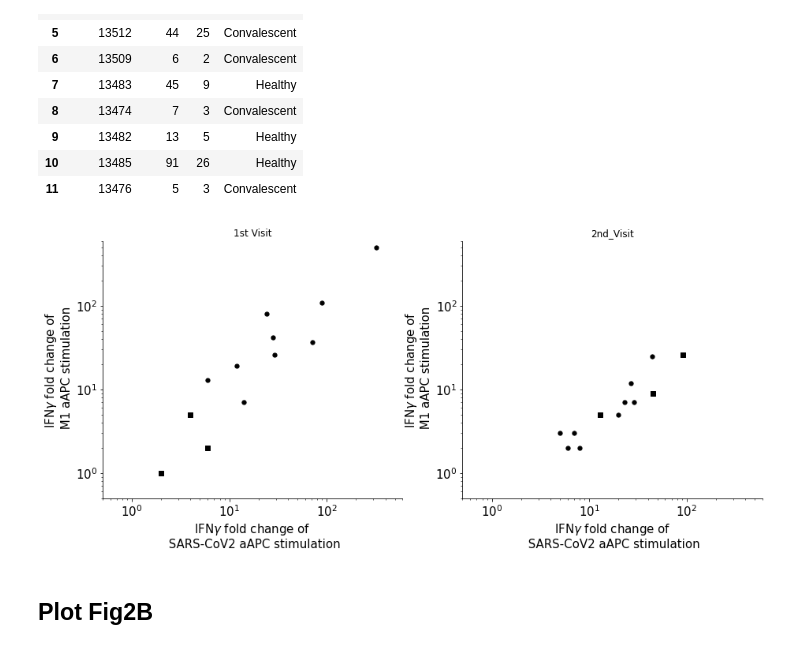
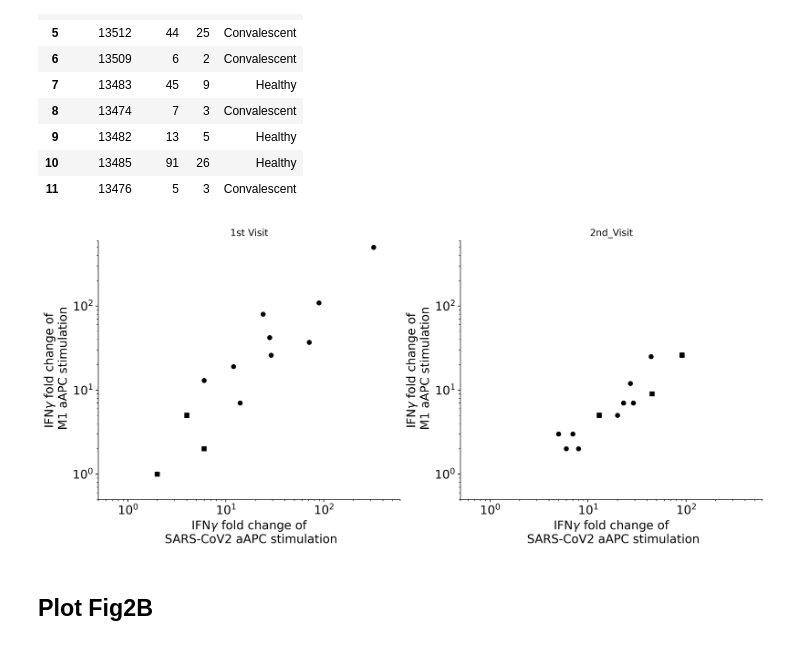
Before and after one commit to GaryWang7/COVID19_Cross_Reference, a Jupyter notebook: Paper_Plot/COVID_2020_Project/Plotting.ipynb, the cells around one changed output. Saved outputs shown, nothing was run; the diff lists cells and outputs as text; code cells hidden in the pictures.

```diff
--- a/Paper_Plot/COVID_2020_Project/Plotting.ipynb
+++ b/Paper_Plot/COVID_2020_Project/Plotting.ipynb
@@ -129,7 +129,7 @@ list(Fig2_Bal_V2[(Fig2_Bal_V2['Condition'] == 'Convalescent')]['M1'])
 Bal_V2_Healthy_SARS, Bal_V2_Healthy_M1 = list(Fig2_Bal_V2[(Fig2_Bal_V2['Condition'] == 'Healthy')]['SARS']), \
 list(Fig2_Bal_V2[(Fig2_Bal_V2['Condition'] == 'Healthy')]['M1'])
 # %%
-Fig2_2visit, (ax1, ax2) = plt.subplots(1, 2,figsize=(15,6))
+Fig2_2visit, (ax1, ax2) = plt.subplots(1, 2,figsize=(15,6),dpi = 400)
 
 # Left--Visit 1
 ax1.scatter(Bal_V1_CP_SARS,Bal_V1_CP_M1, marker='.',color = 'k',s = 110)
@@ -147,34 +147,34 @@ ax1.yaxis.set_ticks_position('left')
 ax1.xaxis.set_ticks_position('bottom')
 # Axes Names
 ax1.set_xlabel('IFN$\gamma$ fold change of \n SARS-CoV2 aAPC stimulation')
 ax1.set_ylabel('IFN$\gamma$ fold change of \n M1 aAPC stimulation')
 ax1.set_title('1st Visit')
 
 # Right --Visit 2
 ax2.scatter(Bal_V2_CP_SARS,Bal_V2_CP_M1, marker='.',color = 'k',s = 110)
 ax2.scatter(Bal_V2_Healthy_SARS,Bal_V2_Healthy_M1, marker = ',',color = 'k', s = 30)
 # Axis log scale
 ax2.set_yscale('log')
 ax2.set_xscale('log')
 # Limits
 ax2.set_ylim(ymin=0.5,ymax =600)
 ax2.set_xlim(xmin=0.5,xmax = 600)
 # Hide right and top spines
 ax2.spines['right'].set_visible(False)
 ax2.spines['top'].set_visible(False)
 ax2.yaxis.set_ticks_position('left')
 ax2.xaxis.set_ticks_position('bottom')
 # Axes Names
 ax2.set_xlabel('IFN$\gamma$ fold change of \n SARS-CoV2 aAPC stimulation')
 ax2.set_ylabel('IFN$\gamma$ fold change of \n M1 aAPC stimulation')
 ax2.set_title('2nd_Visit')
 plt.rc('axes', labelsize=15)
 plt.rc('xtick', labelsize=15)
 plt.rc('ytick', labelsize=15)
 # Save Fig
 Fig2_2visit.savefig('2Visits.png',bbox_inches='tight')
 # %% [output]
-[figure, old version]
+[figure, new version]
 # %% [markdown]
 ## Plot Fig2B
 # %%
```
Also changed, not shown: parts of 4 cells of this notebook, 4 other files.
